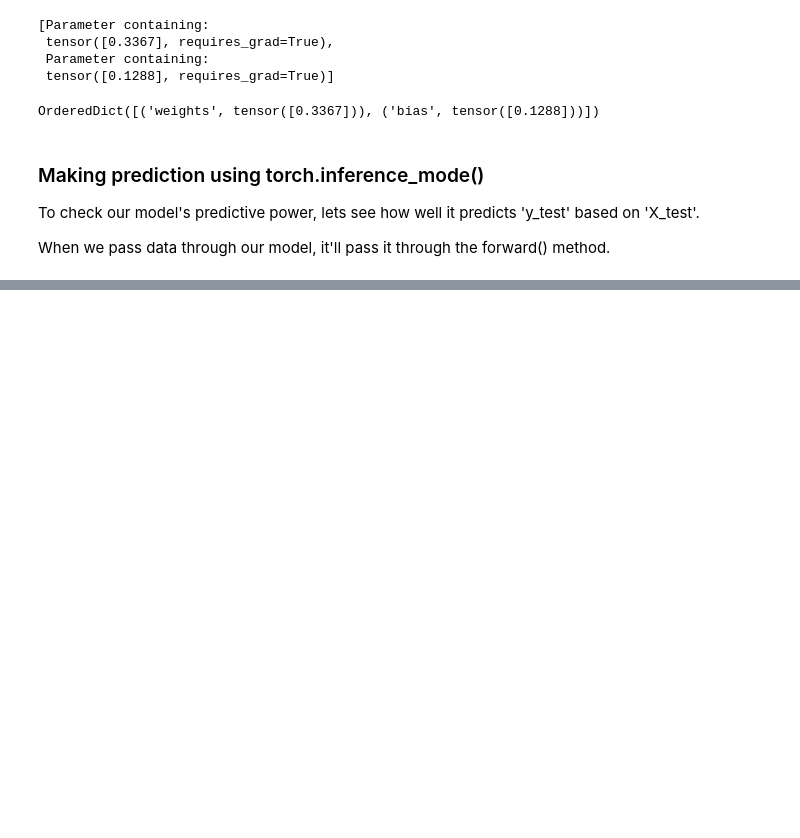
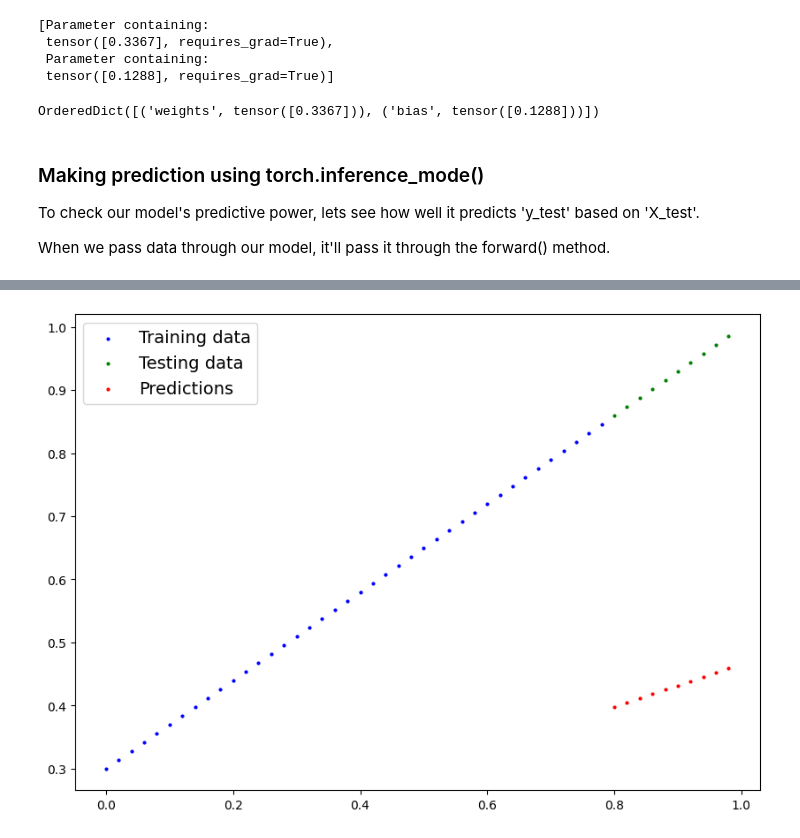
Before and after one commit to thewallandus/ml-with-pytorch, a Jupyter notebook: 01_pytorch_workflow_fundamentals_video.ipynb, the cells around one changed output, grey strips where cells are left out. Saved outputs shown, nothing was run; the diff lists cells and outputs as text; code cells hidden in the pictures; blank space fills up the shorter version.

```diff
--- a/01_pytorch_workflow_fundamentals_video.ipynb
+++ b/01_pytorch_workflow_fundamentals_video.ipynb
@@ -212,0 +239,4 @@ NotImplementedError: Module [LinearRegressionModel] is missing the required "for
+# %%
+plot_predictions(predictions=y_preds)
+# %% [output]
+[figure, added]
```
Also changed, not shown: parts of 6 cells of this notebook.
